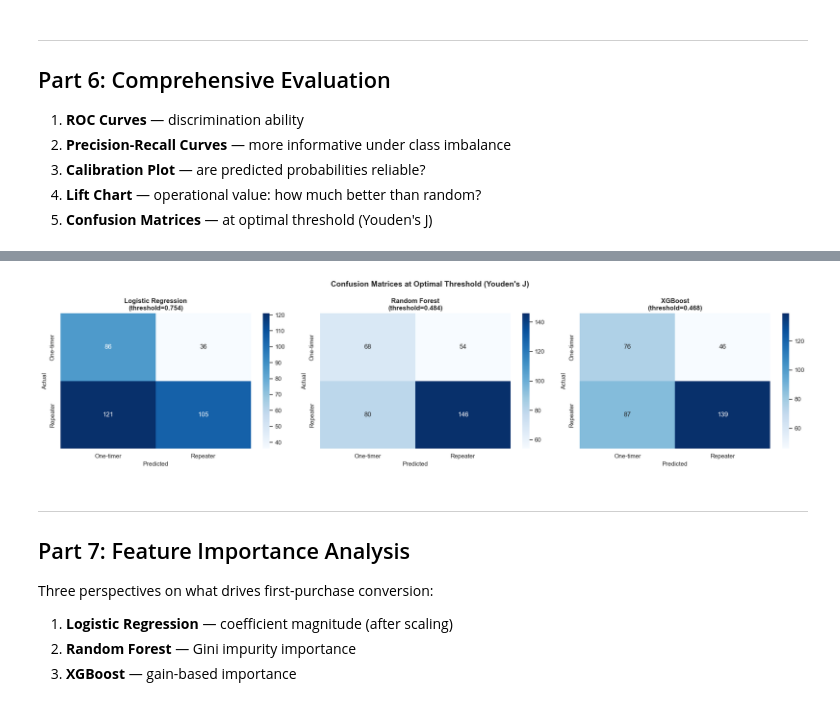
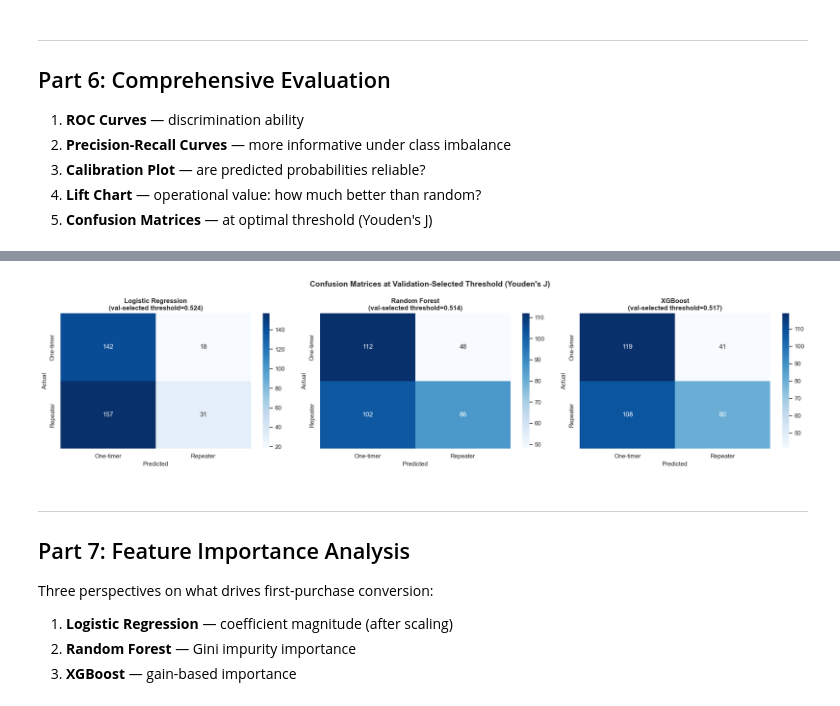
Before and after one commit to josephazar/Survival_Analysis_Demo, a Jupyter notebook: stage1-conversion-model.ipynb, the cells around one changed output, grey strips where cells are left out. Saved outputs shown, nothing was run; the diff lists cells and outputs as text; code cells hidden in the pictures.

```diff
--- a/stage1-conversion-model.ipynb
+++ b/stage1-conversion-model.ipynb
@@ -488,38 +513,31 @@ print(f'  Test  PR-AUC:  {average_precision_score(y_test, rf_proba_test):.4f}')
 # %%
-# --- XGBoost (review-fixed: early stopping on validation, not test) ---
-# Previously: eval_set=[(X_test, y_test)] — this leaks test-set signal into model selection.
-# Fix: carve a 15% validation slice from train and early-stop on it.
-
-from sklearn.model_selection import train_test_split
-
-X_train_xgb, X_val_xgb, y_train_xgb, y_val_xgb = train_test_split(
-    X_train, y_train, test_size=0.15, random_state=42, stratify=y_train
-)
-
-neg_count = (y_train_xgb == 0).sum()
-pos_count = (y_train_xgb == 1).sum()
+# --- XGBoost (early stopping on the shared validation slice) ---
+neg_count = (y_tr == 0).sum()
+pos_count = (y_tr == 1).sum()
 
 xgb_model = xgb.XGBClassifier(
     n_estimators=500, max_depth=5, learning_rate=0.05,
     subsample=0.8, colsample_bytree=0.8,
     min_child_weight=10, gamma=1,
-    scale_pos_weight=neg_count / pos_count,
+    scale_pos_weight=max(neg_count / max(pos_count, 1), 1),
     eval_metric='auc',
     early_stopping_rounds=30,
     random_state=42, n_jobs=-1, verbosity=0
 )
 
 xgb_model.fit(
-    X_train_xgb, y_train_xgb,
-    eval_set=[(X_val_xgb, y_val_xgb)],   # <-- validation, not test
+    X_tr, y_tr,
+    eval_set=[(X_va, y_va)],   # validation, never test
     verbose=False
 )
 
-xgb_proba_train = xgb_model.predict_proba(X_train)[:, 1]
+xgb_proba_train = xgb_model.predict_proba(X_tr)[:, 1]
+xgb_proba_val = xgb_model.predict_proba(X_va)[:, 1]
 xgb_proba_test = xgb_model.predict_proba(X_test)[:, 1]
 
 print('=== XGBoost ===')
-print(f'  Train AUC-ROC: {roc_auc_score(y_train, xgb_proba_train):.4f}')
+print(f'  Train AUC-ROC: {roc_auc_score(y_tr, xgb_proba_train):.4f}')
+print(f'  Val   AUC-ROC: {roc_auc_score(y_va, xgb_proba_val):.4f}')
 print(f'  Test  AUC-ROC: {roc_auc_score(y_test, xgb_proba_test):.4f}')
 print(f'  Test  PR-AUC:  {average_precision_score(y_test, xgb_proba_test):.4f}')
 print(f'  Best iteration (on val): {xgb_model.best_iteration}')
@@ -666,32 +691,37 @@ plt.show()
 # %%
 # --- Confusion Matrices at Optimal Threshold (Youden's J) ---
 fig, axes = plt.subplots(1, 3, figsize=(20, 5))
 
+# Thresholds are selected on the VALIDATION slice (Youden's J) and applied
+# frozen to test — tuning them on the test fold would be leakage.
+val_probas = {
+    'Logistic Regression': lr_proba_val,
+    'Random Forest': rf_proba_val,
+    'XGBoost': xgb_proba_val,
+}
 optimal_thresholds = {}
 for idx, (name, proba) in enumerate(all_models.items()):
-    fpr, tpr, thresholds = roc_curve(y_test, proba)
-    j_scores = tpr - fpr
-    best_idx = np.argmax(j_scores)
-    best_threshold = thresholds[best_idx]
+    fpr_v, tpr_v, thresholds_v = roc_curve(y_va, val_probas[name])
+    best_threshold = thresholds_v[np.argmax(tpr_v - fpr_v)]
     optimal_thresholds[name] = best_threshold
 
     pred = (proba >= best_threshold).astype(int)
     cm = confusion_matrix(y_test, pred)
 
     ax = axes[idx]
     sns.heatmap(cm, annot=True, fmt='d', cmap='Blues', ax=ax,
                 xticklabels=['One-timer', 'Repeater'],
                 yticklabels=['One-timer', 'Repeater'])
     ax.set_xlabel('Predicted', fontsize=11)
     ax.set_ylabel('Actual', fontsize=11)
-    ax.set_title(f'{name}\n(threshold={best_threshold:.3f})', fontweight='bold')
+    ax.set_title(f'{name}\n(val-selected threshold={best_threshold:.3f})', fontweight='bold')
 
-plt.suptitle('Confusion Matrices at Optimal Threshold (Youden\'s J)',
+plt.suptitle('Confusion Matrices at Validation-Selected Threshold (Youden\'s J)',
              fontsize=14, fontweight='bold')
 plt.tight_layout()
 plt.show()
 # %% [output]
-[figure, old version]
+[figure, new version]
 # %% [markdown]
 ---
 ## Part 7: Feature Importance Analysis
```
Also changed, not shown: parts of 21 cells of this notebook, 33 other files.
